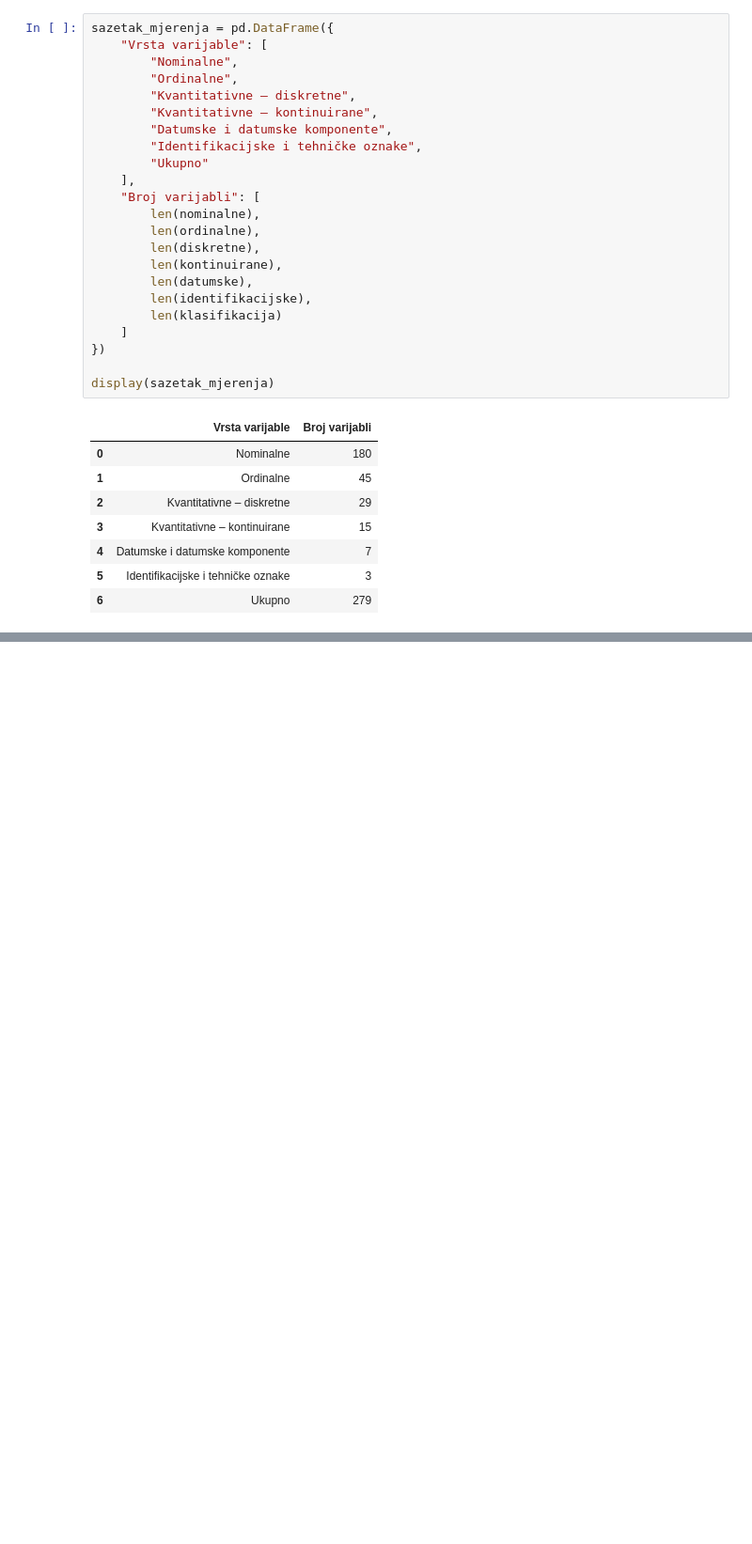
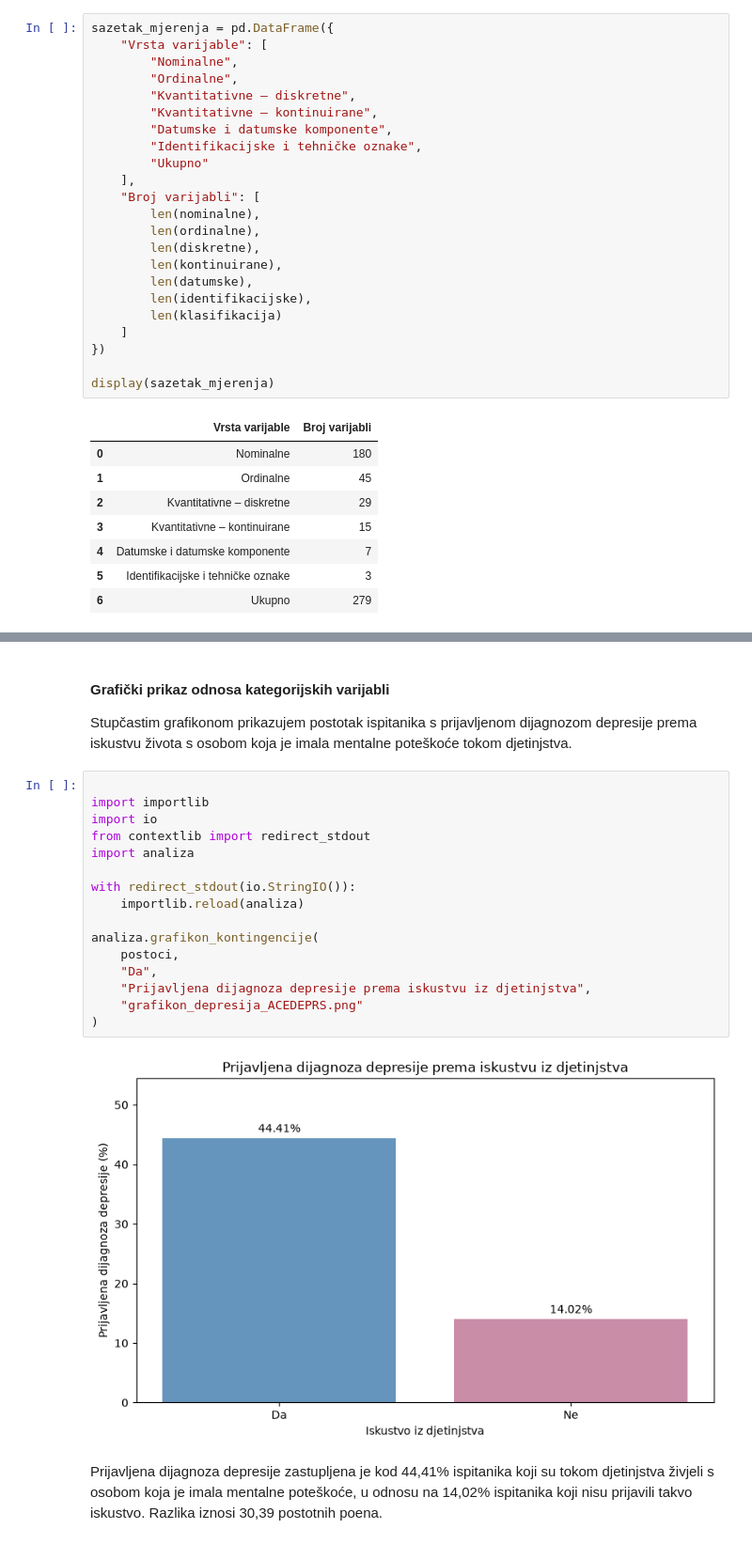
Before and after one commit to amrakaralic04/adverse-childhood-experiences-depression-prediction, a Jupyter notebook: notebook.ipynb, the cells around one changed output, grey strips where cells are left out. Shown at 94% size. Cells and saved outputs as stored; diff of their text form; blank space fills up the shorter version.

```diff
--- a/notebook.ipynb
+++ b/notebook.ipynb
@@ -972,0 +1478,26 @@ display(sazetak_mjerenja)
+# %% [markdown]
+
+#### Grafički prikaz odnosa kategorijskih varijabli
+
+Stupčastim grafikonom prikazujem postotak ispitanika s prijavljenom dijagnozom depresije prema iskustvu života s osobom koja je imala mentalne poteškoće tokom djetinjstva.
+# %%
+
+import importlib
+import io
+from contextlib import redirect_stdout
+import analiza
+
+with redirect_stdout(io.StringIO()):
+    importlib.reload(analiza)
+
+analiza.grafikon_kontingencije(
+    postoci,
+    "Da",
+    "Prijavljena dijagnoza depresije prema iskustvu iz djetinjstva",
+    "grafikon_depresija_ACEDEPRS.png"
+)
+# %% [output]
+[figure, added]
+# %% [markdown]
+
+Prijavljena dijagnoza depresije zastupljena je kod 44,41% ispitanika koji su tokom djetinjstva živjeli s osobom koja je imala mentalne poteškoće, u odnosu na 14,02% ispitanika koji nisu prijavili takvo iskustvo. Razlika iznosi 30,39 postotnih poena.
```
Also changed, not shown: parts of 81 cells of this notebook, 2 other files.
